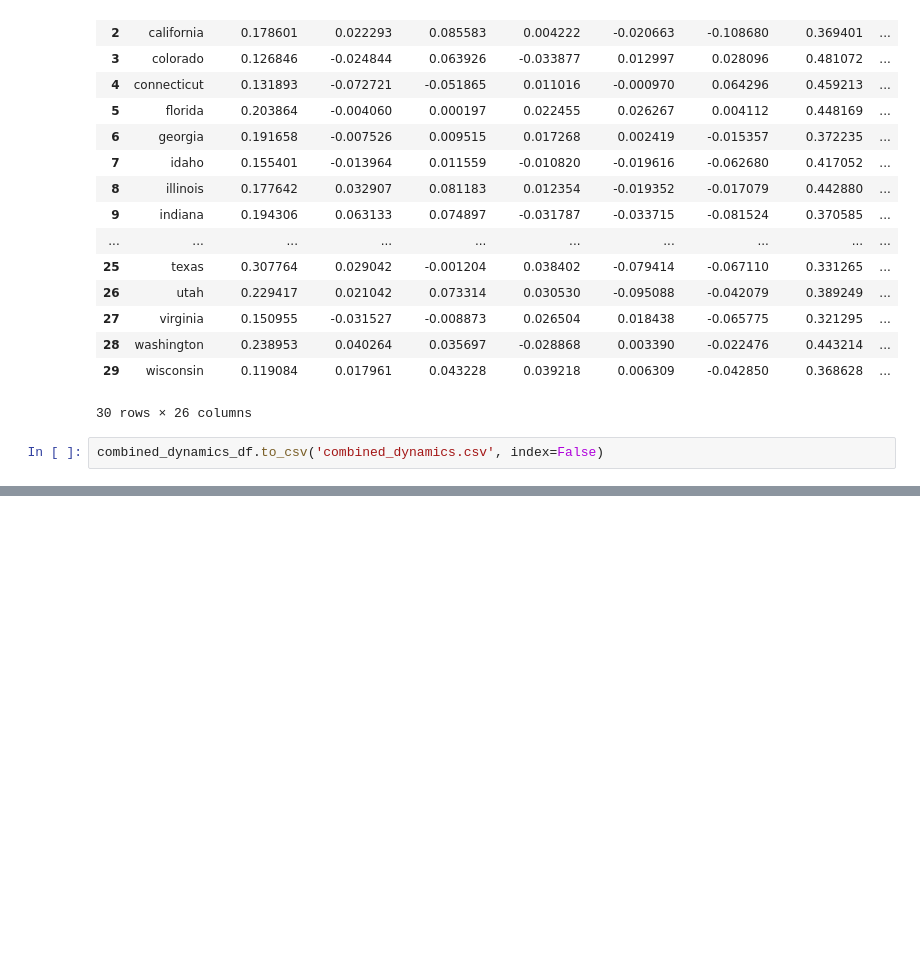
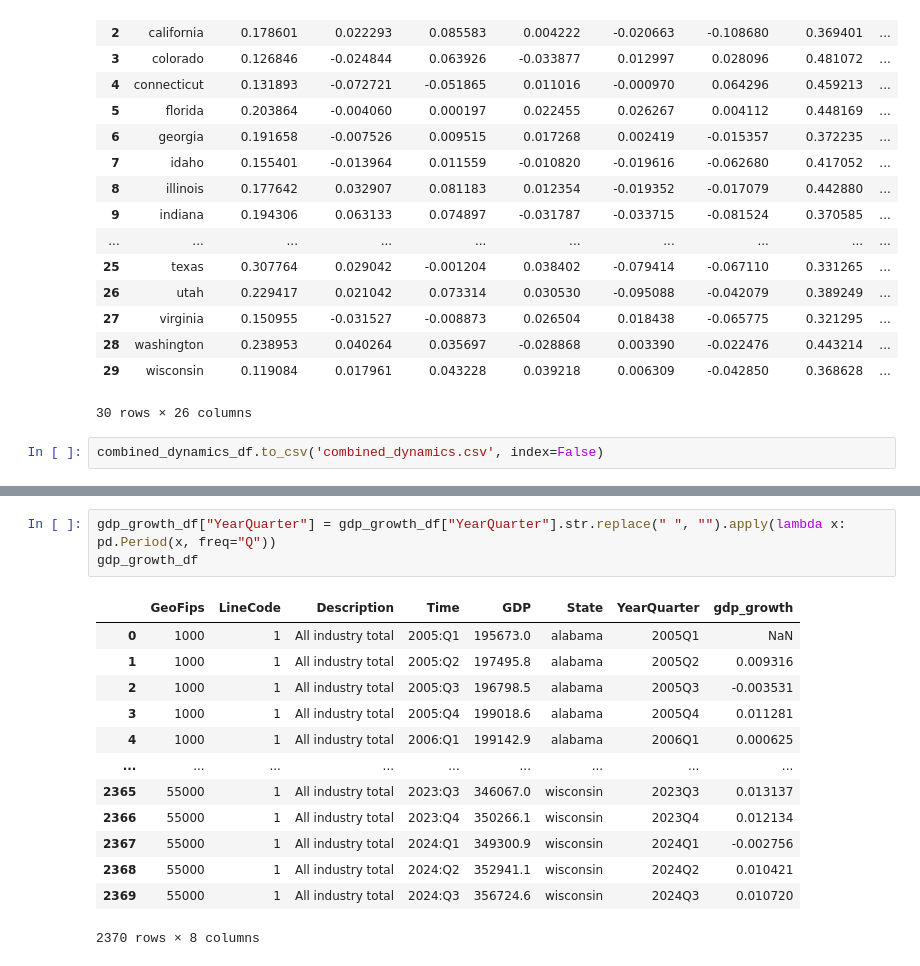
Before and after one commit to DMChakrabarti013/macro_matrics, a Jupyter notebook: syntethic_control_supervised.ipynb, the cells around one changed output, grey strips where cells are left out. Saved outputs shown, nothing was run; the diff lists cells and outputs as text; blank space fills up the shorter version.

```diff
--- a/syntethic_control_supervised.ipynb
+++ b/syntethic_control_supervised.ipynb
@@ -145,0 +190,17 @@ combined_dynamics_df_filtered
+# %%
+gdp_growth_df["YearQuarter"] = gdp_growth_df["YearQuarter"].str.replace(" ", "").apply(lambda x: pd.Period(x, freq="Q"))
+gdp_growth_df
+# %% [output]
+|  | GeoFips | LineCode | Description | Time | GDP | State | YearQuarter | gdp_growth |
+| 0 | 1000 | 1 | All industry total | 2005:Q1 | 195673.0 | alabama | 2005Q1 | NaN |
+| 1 | 1000 | 1 | All industry total | 2005:Q2 | 197495.8 | alabama | 2005Q2 | 0.009316 |
+| 2 | 1000 | 1 | All industry total | 2005:Q3 | 196798.5 | alabama | 2005Q3 | -0.003531 |
+| 3 | 1000 | 1 | All industry total | 2005:Q4 | 199018.6 | alabama | 2005Q4 | 0.011281 |
+| 4 | 1000 | 1 | All industry total | 2006:Q1 | 199142.9 | alabama | 2006Q1 | 0.000625 |
+| ... | ... | ... | ... | ... | ... | ... | ... | ... |
+| 2365 | 55000 | 1 | All industry total | 2023:Q3 | 346067.0 | wisconsin | 2023Q3 | 0.013137 |
+| 2366 | 55000 | 1 | All industry total | 2023:Q4 | 350266.1 | wisconsin | 2023Q4 | 0.012134 |
+| 2367 | 55000 | 1 | All industry total | 2024:Q1 | 349300.9 | wisconsin | 2024Q1 | -0.002756 |
+| 2368 | 55000 | 1 | All industry total | 2024:Q2 | 352941.1 | wisconsin | 2024Q2 | 0.010421 |
+| 2369 | 55000 | 1 | All industry total | 2024:Q3 | 356724.6 | wisconsin | 2024Q3 | 0.010720 |
+2370 rows × 8 columns
```
Also changed, not shown: parts of 25 cells of this notebook.
